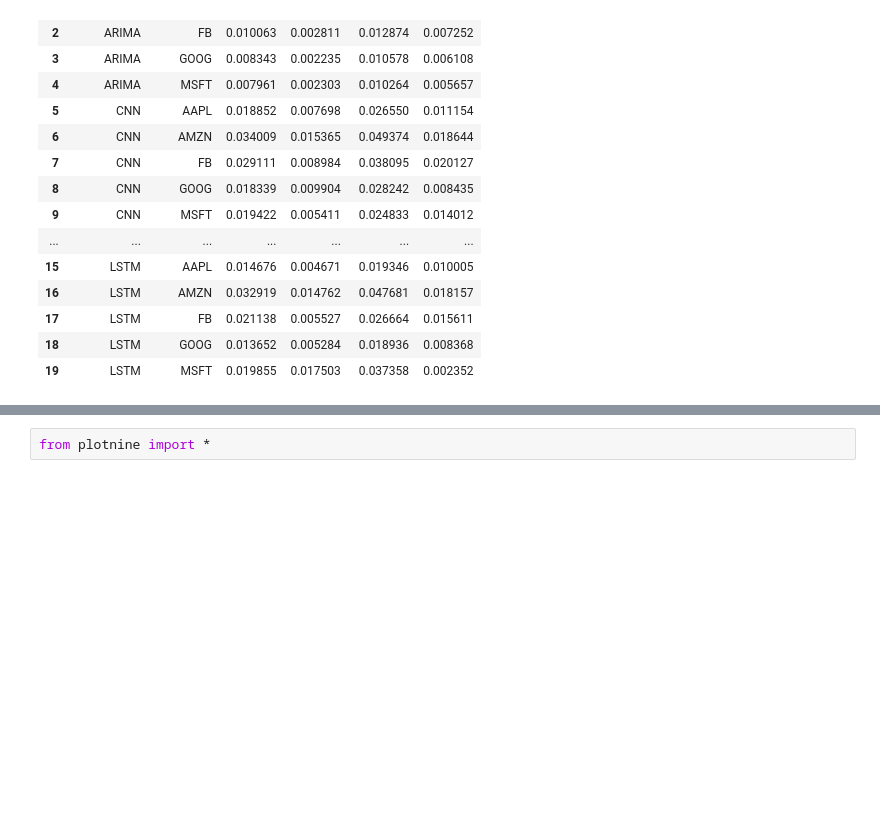
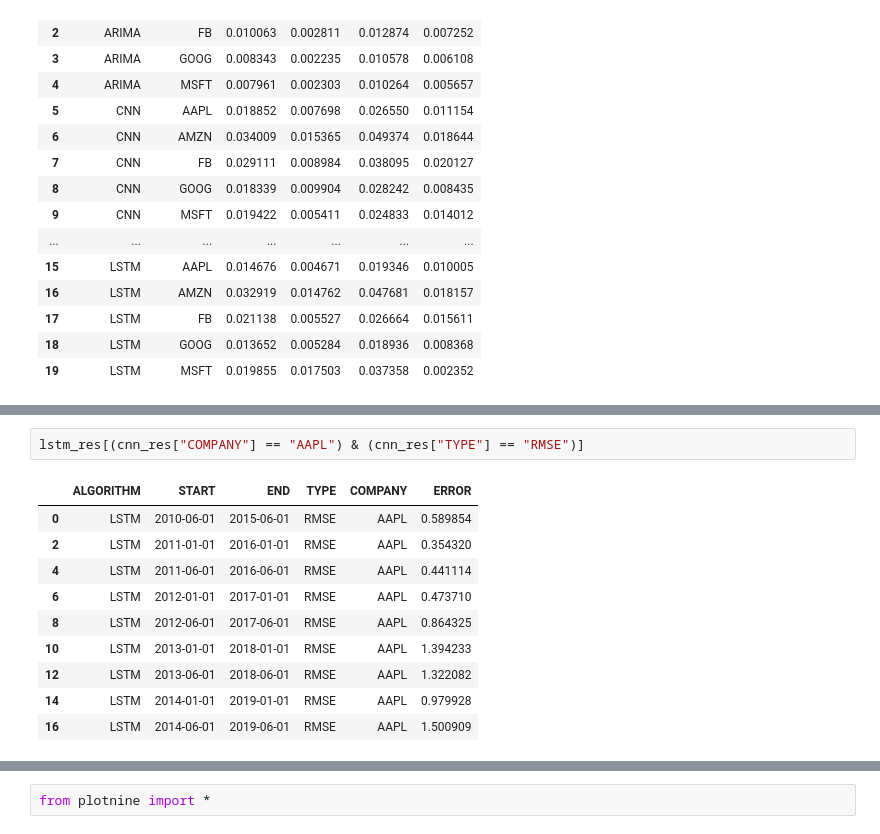
Before and after one commit to do8572/Financial-Time-Series-Prediction, a Jupyter notebook: Untitled.ipynb, the cells around one changed output, grey strips where cells are left out. Saved outputs shown, nothing was run; the diff lists cells and outputs as text; blank space fills up the shorter version.

```diff
--- a/Untitled.ipynb
+++ b/Untitled.ipynb
@@ -52,0 +79,13 @@ grp
+# %%
+lstm_res[(cnn_res["COMPANY"] == "AAPL") & (cnn_res["TYPE"] == "RMSE")]
+# %% [output]
+|  | ALGORITHM | START | END | TYPE | COMPANY | ERROR |
+| 0 | LSTM | 2010-06-01 | 2015-06-01 | RMSE | AAPL | 0.589854 |
+| 2 | LSTM | 2011-01-01 | 2016-01-01 | RMSE | AAPL | 0.354320 |
+| 4 | LSTM | 2011-06-01 | 2016-06-01 | RMSE | AAPL | 0.441114 |
+| 6 | LSTM | 2012-01-01 | 2017-01-01 | RMSE | AAPL | 0.473710 |
+| 8 | LSTM | 2012-06-01 | 2017-06-01 | RMSE | AAPL | 0.864325 |
+| 10 | LSTM | 2013-01-01 | 2018-01-01 | RMSE | AAPL | 1.394233 |
+| 12 | LSTM | 2013-06-01 | 2018-06-01 | RMSE | AAPL | 1.322082 |
+| 14 | LSTM | 2014-01-01 | 2019-01-01 | RMSE | AAPL | 0.979928 |
+| 16 | LSTM | 2014-06-01 | 2019-06-01 | RMSE | AAPL | 1.500909 |
```
Also changed, not shown: parts of 5 cells of this notebook, 2 other files.
